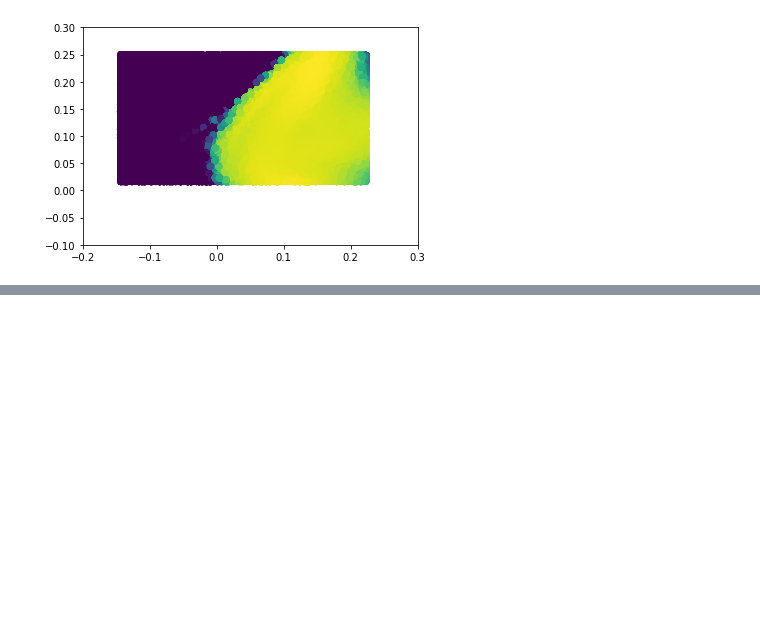
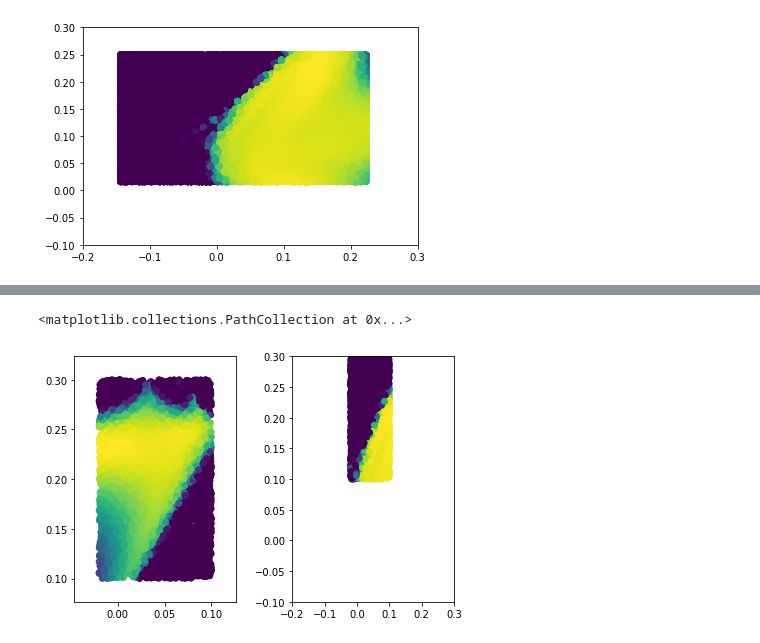
Before and after one commit to fgolemo/neural-augmented-simulator, a Jupyter notebook: nas/flows/tensorflow/goal_babble_density_model.ipynb, the cells around one changed output, grey strips where cells are left out. Saved outputs shown, nothing was run; the diff lists cells and outputs as text; code cells hidden in the pictures; blank space fills up the shorter version.

```diff
--- a/nas/flows/tensorflow/goal_babble_density_model.ipynb
+++ b/nas/flows/tensorflow/goal_babble_density_model.ipynb
@@ -314,0 +440,30 @@ plt.savefig('search_space_probs_B.png', dpi=300)
+# %%
+# Evaluate dist_A on data for region_C
+eval_A_on_C = dist_A.prob(region_C)
+scale = 5.0
+potential_weight = 3.0
+potential = tf.log(eval_A_on_C + tf.exp(-scale))
+
+eval_A_on_C_ps = sess.run(potential)
+
+print('#############')
+print('Min: ', min(eval_A_on_C_ps))
+print('Max: ', max(eval_A_on_C_ps))
+print('Mean: ', np.mean(eval_A_on_C_ps))
+print('Median: ', np.median(eval_A_on_C_ps))
+print('#############')
+
+# Evaluate dist_B on data for region_C
+eval_B_on_C = dist_B.prob(region_C)
+scale = 5.0
+potential_weight = 3.0
+potential = tf.log(eval_B_on_C + tf.exp(-scale))
+
+eval_B_on_C_ps = sess.run(potential)
+
+print('#############')
+print('Min: ', min(eval_B_on_C_ps))
+print('Max: ', max(eval_B_on_C_ps))
+print('Mean: ', np.mean(eval_B_on_C_ps))
+print('Median: ', np.median(eval_B_on_C_ps))
+print('#############')
@@ -314,0 +483,16 @@ plt.savefig('search_space_probs_B.png', dpi=300)
+# %%
+fig, (ax1, ax2) = plt.subplots(1,2)
+
+
+xlim, ylim = [-0.2, 0.3], [-0.1, 0.3]
+plt.xlim(xlim)
+plt.ylim(ylim)
+plt.tight_layout()
+ax1.scatter(region_C[:, 0], region_C[:, 1],
+            c=np.squeeze(eval_A_on_C_ps))
+
+ax2.scatter(region_C[:, 0], region_C[:, 1],
+            c=np.squeeze(eval_B_on_C_ps))
+# %% [output]
+<matplotlib.collections.PathCollection at 0x...>
+[figure, added]
```
Also changed, not shown: parts of 5 cells of this notebook.
